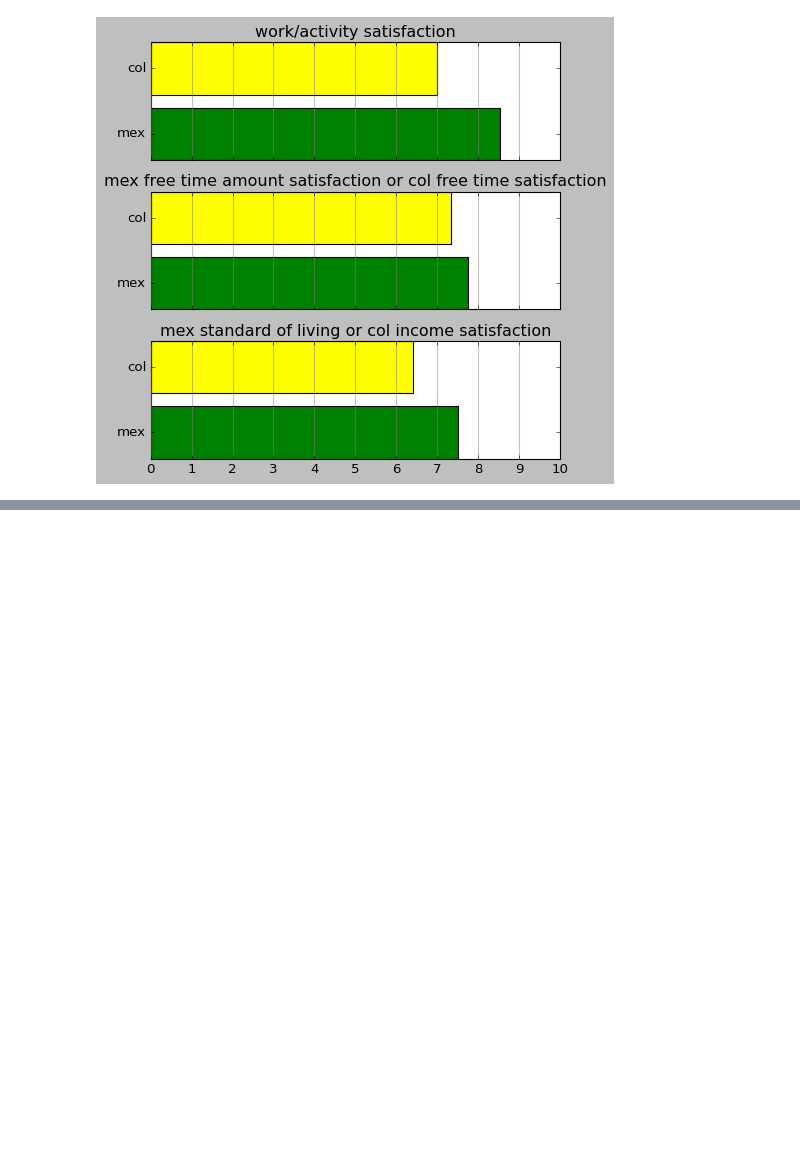
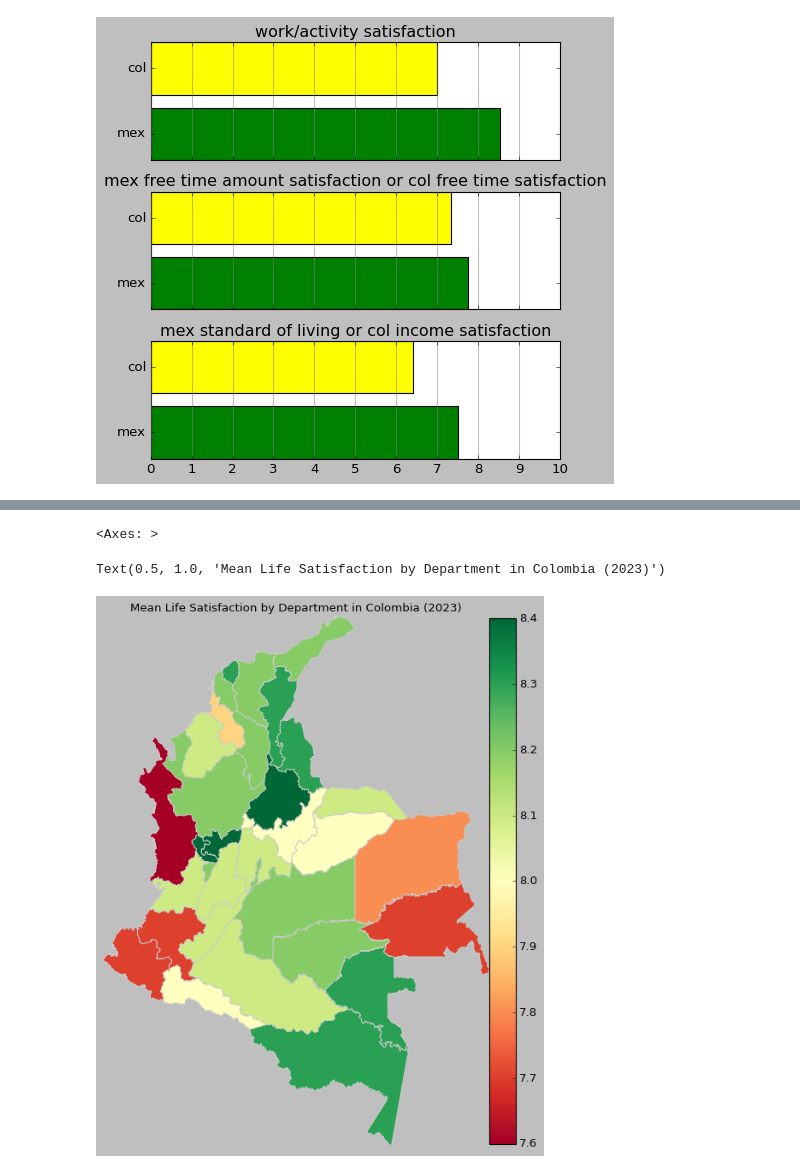
Before and after one commit to theaok/linaColMex, a Jupyter notebook: linaColMex.ipynb, the cells around one changed output, grey strips where cells are left out. Cells and saved outputs as stored; diff of their text form; code cells hidden in the pictures; blank space fills up the shorter version.

```diff
--- a/linaColMex.ipynb
+++ b/linaColMex.ipynb
@@ -1973,0 +2102,7 @@ this is main analysis in the body of the paper!
+# %%
+for v in ['rural','farmer']:
+  col[v].replace(2, 0,inplace=True)
+  col[v].replace(9, np.nan,inplace=True)
+
+for v in ['life satisfaction','income satisfaction','cantril ladder']:
+  col[v].replace(99, np.nan,inplace=True)
@@ -1973,0 +2190,3 @@ this is main analysis in the body of the paper!
+# %%
+col['department_name'] = col['department'].map(department_mapping)
+col['department_name'].value_counts(dropna=False)
@@ -1973,0 +2213,9 @@ this is main analysis in the body of the paper!
+# %%
+department_summary = col.groupby('department_name')['life satisfaction'].agg(['mean', 'size', 'count']).dropna()
+department_summary = department_summary.rename(columns={
+    'mean': 'mean_life_satisfaction',
+    'size': 'total_observations',
+    'count': 'non_missing_life_satisfaction'
+})
+department_summary['mean_life_satisfaction'] = department_summary['mean_life_satisfaction'].round(1)
+display(department_summary.sort_values(by='mean_life_satisfaction', ascending=False))
@@ -1973,0 +2241,29 @@ this is main analysis in the body of the paper!
+# %%
+import requests
+geoj_url = 'https://github.com/wmgeolab/geoBoundaries/raw/9469f09/releaseData/gbOpen/COL/ADM1/geoBoundaries-COL-ADM1_simplified.geojson'
+response = requests.get(geoj_url)
+colombia_departments_geojson = response.json()
+import geopandas
+colombia_gdf = geopandas.GeoDataFrame.from_features(colombia_departments_geojson['features'])
+colombia_gdf.loc[colombia_gdf['shapeName'] == 'Bogota Capital District', 'shapeName'] = 'Bogotá, D.C.'
+merged_gdf = colombia_gdf.set_index('shapeName').merge(department_summary, left_index=True, right_index=True, how='outer')
+
+fig, ax = plt.subplots(1, 1, figsize=(8, 8))
+merged_gdf.plot(column='mean_life_satisfaction', cmap='RdYlGn', linewidth=0.8, edgecolor='0.8', ax=ax, legend=True, #scheme='natural_breaks',k=5,
+  legend_kwds={'shrink': 0.99,'pad': 0
+  #'prop': {'size': 10}, # Smaller text
+  #'markerscale': 1.2, # Smaller symbols
+  #'frameon': False,'fmt': "{:.1f}"
+               })
+
+ax.set_title('Mean Life Satisfaction by Department in Colombia (2023)', fontsize=12)
+ax.set_axis_off()
+
+ax.margins(0)
+plt.tight_layout(pad=0)
+#south and west unhappy! big diff! 7.4 to 8.4!!!
+#TODO think about bins and describe nicely like there is this south-west unhappy belt!!
+# %% [output]
+<Axes: >
+Text(0.5, 1.0, 'Mean Life Satisfaction by Department in Colombia (2023)')
+[figure, added]
```
Also changed, not shown: parts of 16 cells of this notebook.
